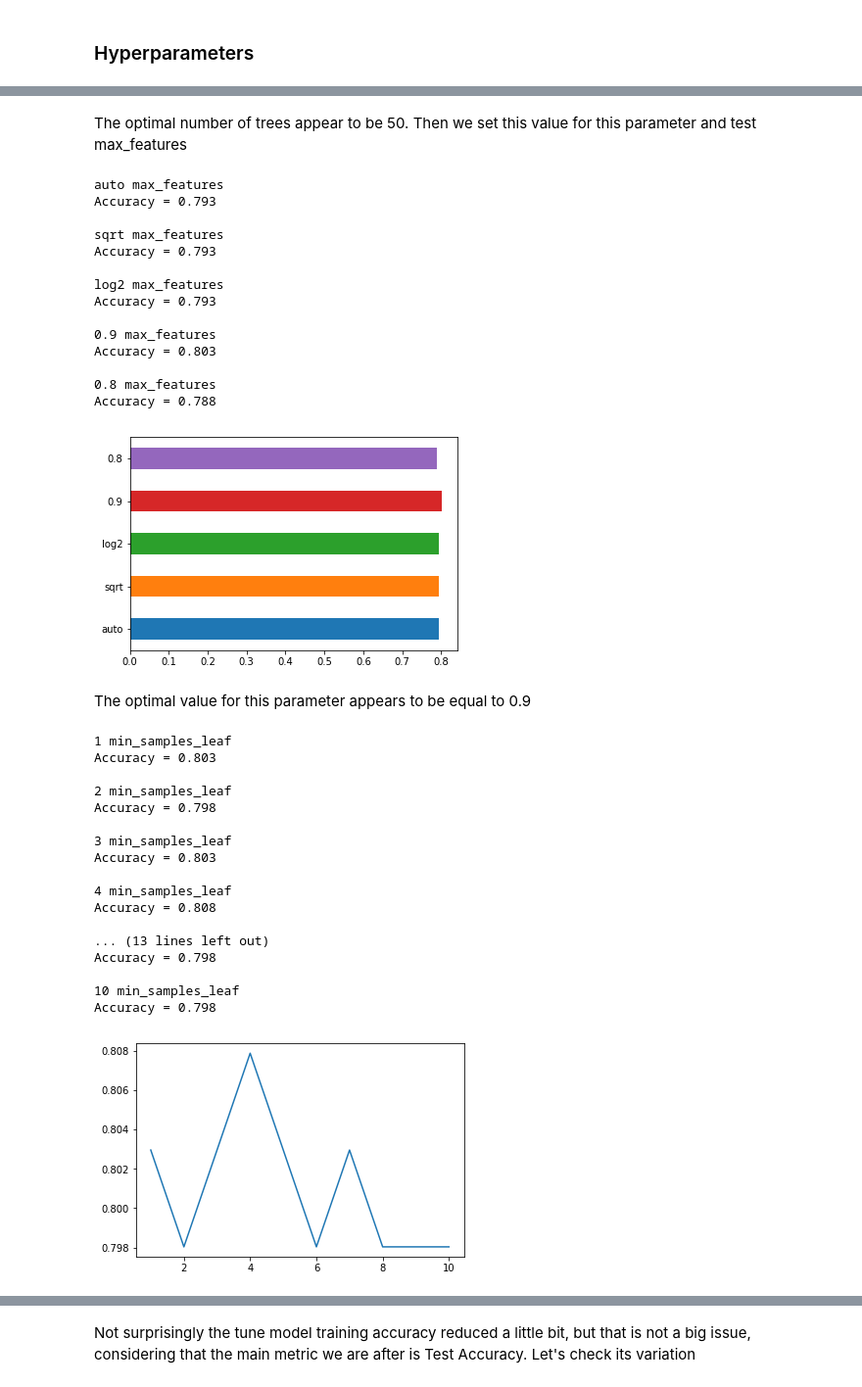
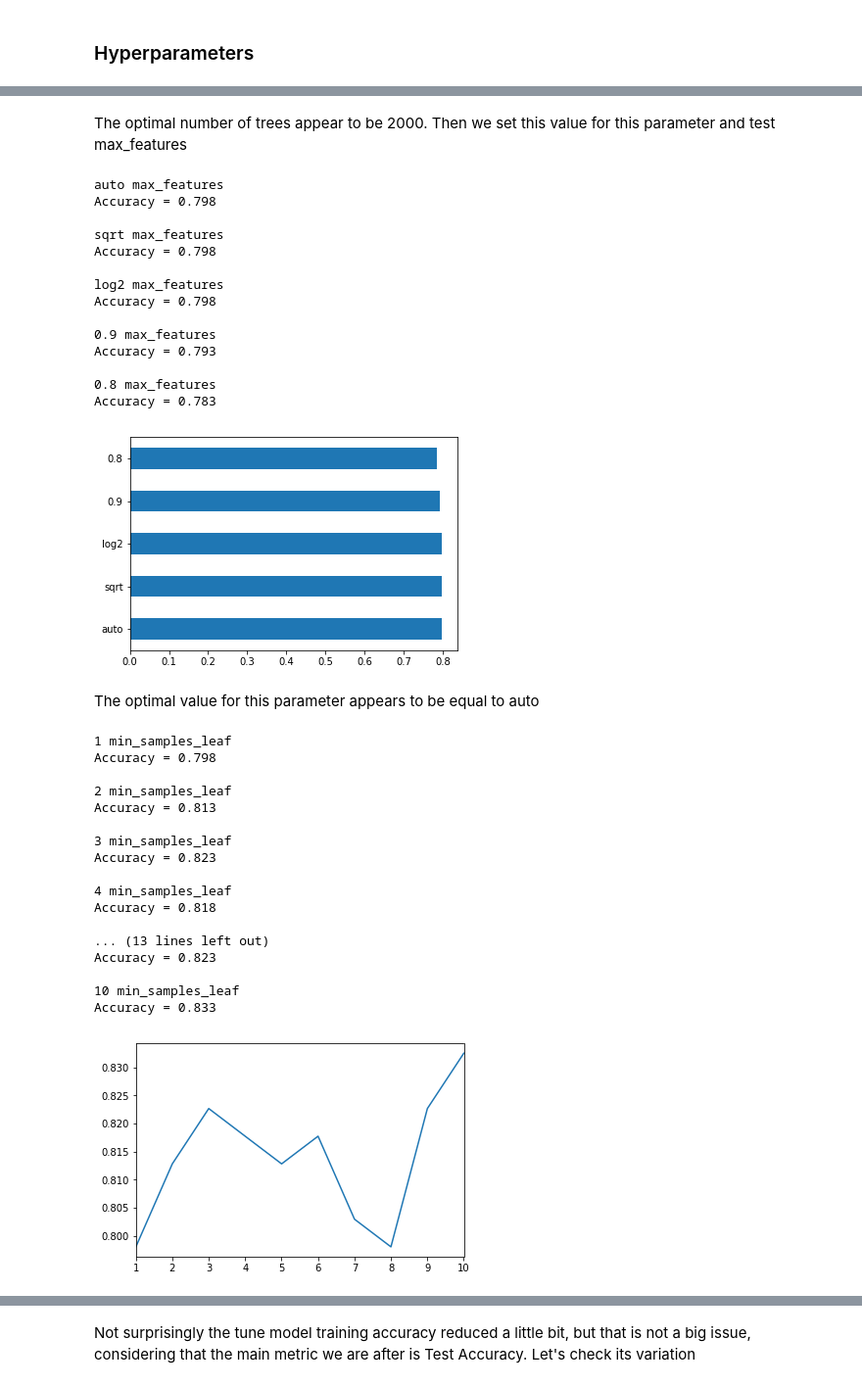
Before and after one commit to bruno-raffa/Loan-prediction, a Jupyter notebook: Notebook.ipynb, the cells around one changed output, grey strips where cells are left out. Shown: that part at 98% size. Saved outputs shown, nothing was run; the diff lists cells and outputs as text; code cells hidden in the pictures.

```diff
--- a/Notebook.ipynb
+++ b/Notebook.ipynb
@@ -144,5 +148,8 @@ A few quick observations:
 - there are no duplicates of any kind into the dataset
 - the dtypes appear consistent with what expected, apart from Dependents which is an *object* instead of an *int* type
 - the label of the challenge is a categorical one (Y/N) and be better transformed in a numerical one to allow data analysis
+# %%
+# Let's set the index per ID
+df = df.set_index('Loan_ID')
 # %% [markdown]
 ### Data Cleaning
@@ -362,7 +469,10 @@ y.shape
 The dataset size is very small, therefore we could easily expect a strong variance during the CV fase, i.e. the results to be severely influenced by the way we select the training set. Let's verify this
 # %%
 # split data in train and test set
-X_train, X_test, y_train, y_test = train_test_split(X, y, random_state=42, test_size=0.33)
+X_train, X_test, y_train, y_test = train_test_split(X, y,
+                                                    random_state=42,
+                                                    test_size=0.33,
+                                                    stratify=y)
 # %% [markdown]
 ### Model Selection
 # %% [markdown]
@@ -508,10 +619,10 @@ Accuracy = 0.788
 # %% [markdown]
-The optimal number of trees appear to be 50. Then we set this value for this parameter and test max_features
+The optimal number of trees appear to be 2000. Then we set this value for this parameter and test max_features
 # %%
 results =[]
 max_features_options = ['auto', 'sqrt', 'log2', 0.9, 0.8]
 for max_features in max_features_options:
-    model = RandomForestClassifier(50, max_features=max_features, oob_score=True, random_state=42, n_jobs=-1 )
+    model = RandomForestClassifier(2000, max_features=max_features, oob_score=True, random_state=42, n_jobs=-1 )
     model.fit(X_train, y_train)
     print( max_features, 'max_features')
     score= model.score(X_test, y_test)
@@ -521,51 +632,51 @@ for max_features in max_features_options:
 pd.Series(results, max_features_options).plot(kind='barh');
 # %% [output]
 auto max_features
+Accuracy = 0.798
+
+sqrt max_features
+Accuracy = 0.798
+
+log2 max_features
+Accuracy = 0.798
+
+0.9 max_features
 Accuracy = 0.793
 
-sqrt max_features
-Accuracy = 0.793
-
-log2 max_features
-Accuracy = 0.793
-
-0.9 max_features
-Accuracy = 0.803
-
 0.8 max_features
-Accuracy = 0.788
+Accuracy = 0.783
-[figure, old version]
+[figure, new version]
 # %% [markdown]
-The optimal value for this parameter appears to be equal to 0.9
+The optimal value for this parameter appears to be equal to auto
 # %%
 results =[]
 min_samples_leaf_options = np.arange(1,11)
 for min_samples_leaf in min_samples_leaf_options:
-    model = RandomForestClassifier(50, max_features=0.9, min_samples_leaf= min_samples_leaf, oob_score=True, random_state=42, n_jobs=-1 )
+    model = RandomForestClassifier(50, max_features='auto', min_samples_leaf= min_samples_leaf, oob_score=True, random_state=42, n_jobs=-1 )
     model.fit(X_train, y_train)
     print(min_samples_leaf, 'min_samples_leaf')
     score = model.score(X_test,y_test)
     print('Accuracy =', round(score,3))
     results.append(score)
     print('')
 pd.Series(results, min_samples_leaf_options).plot();
 # %% [output]
 1 min_samples_leaf
-Accuracy = 0.803
+Accuracy = 0.798
 
 2 min_samples_leaf
-Accuracy = 0.798
+Accuracy = 0.813
 
 3 min_samples_leaf
-Accuracy = 0.803
+Accuracy = 0.823
 
 4 min_samples_leaf
-Accuracy = 0.808
+Accuracy = 0.818
 
 ... (13 lines left out)
-Accuracy = 0.798
+Accuracy = 0.823
 
 10 min_samples_leaf
-Accuracy = 0.798
+Accuracy = 0.833
-[figure, old version]
+[figure, new version]
 # %% [markdown]
```
Also changed, not shown: parts of 60 cells of this notebook.
